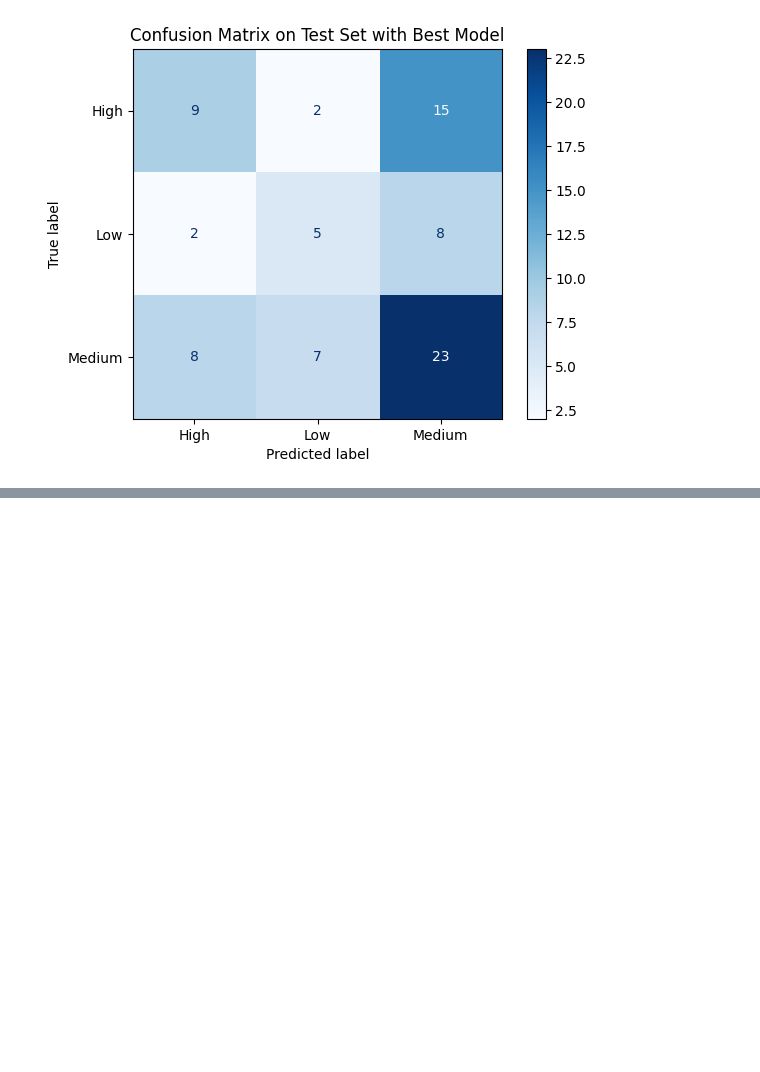
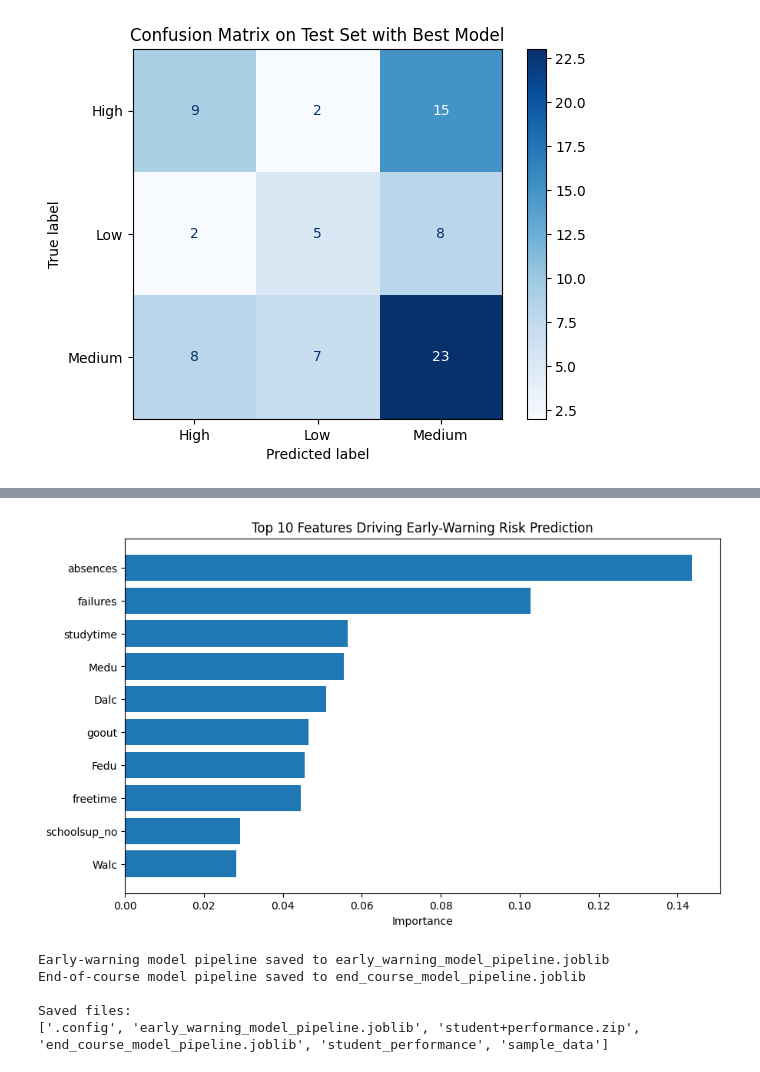
Before and after one commit to KailasVS666/risk-prediction-model, a Jupyter notebook: risk_prediction_model.ipynb, the cells around one changed output, grey strips where cells are left out. Saved outputs shown, nothing was run; the diff lists cells and outputs as text; code cells hidden in the pictures; blank space fills up the shorter version.

```diff
--- a/risk_prediction_model.ipynb
+++ b/risk_prediction_model.ipynb
@@ -410,0 +661,64 @@ weighted avg       0.46      0.47      0.46        79
+# %%
+import matplotlib.pyplot as plt
+
+# Get the trained Gradient Boosting Classifier from the pipeline
+gb_model = early_warning_model.named_steps["clf"]
+importances_early = gb_model.feature_importances_
+
+# Get feature names from the preprocessor
+# The preprocessor has two transformers: 'cat' (OneHotEncoder) and 'num' (StandardScaler)
+preprocessor = early_warning_model.named_steps["preprocess"]
+
+# Get feature names from the OneHotEncoder
+ohe = preprocessor.named_transformers_["cat"]
+cat_feature_names_early = ohe.get_feature_names_out(cat_cols_early)
+
+# Get feature names from the StandardScaler (these are the original numeric column names)
+num_feature_names_early = num_cols_early.tolist()
+
+# Combine all feature names
+all_feature_names_early = list(cat_feature_names_early) + num_feature_names_early
+
+# Create a list of (importance, feature_name) tuples
+feat_imp_early = sorted(zip(importances_early, all_feature_names_early), reverse=True)
+
+# Select the top 10 features for plotting (or adjust as needed)
+top_n = 10
+top_feat_imp_early = feat_imp_early[:top_n]
+
+scores_early, names_early = zip(*top_feat_imp_early)
+
+# Plot top features
+plt.figure(figsize=(10, 6))
+plt.barh(names_early, scores_early)
+plt.xlabel("Importance")
+plt.title(f"Top {top_n} Features Driving Early-Warning Risk Prediction")
+plt.gca().invert_yaxis() # Put the most important feature at the top
+plt.show()
+# %% [output]
+[figure, added]
+# %%
+import joblib
+import os
+
+# Define file paths for saving the models
+early_warning_model_path = "early_warning_model_pipeline.joblib"
+end_course_model_path = "end_course_model_pipeline.joblib"
+
+# Save the early-warning model pipeline
+joblib.dump(early_warning_model, early_warning_model_path)
+print(f"Early-warning model pipeline saved to {early_warning_model_path}")
+
+# Save the end-of-course model pipeline
+joblib.dump(end_course_model, end_course_model_path)
+print(f"End-of-course model pipeline saved to {end_course_model_path}")
+
+# Verify the files are saved (optional)
+print("\nSaved files:")
+print(os.listdir())
+# %% [output]
+Early-warning model pipeline saved to early_warning_model_pipeline.joblib
+End-of-course model pipeline saved to end_course_model_pipeline.joblib
+
+Saved files:
+['.config', 'early_warning_model_pipeline.joblib', 'student+performance.zip', 'end_course_model_pipeline.joblib', 'student_performance', 'sample_data']
```
Also changed, not shown: parts of 10 cells of this notebook.
